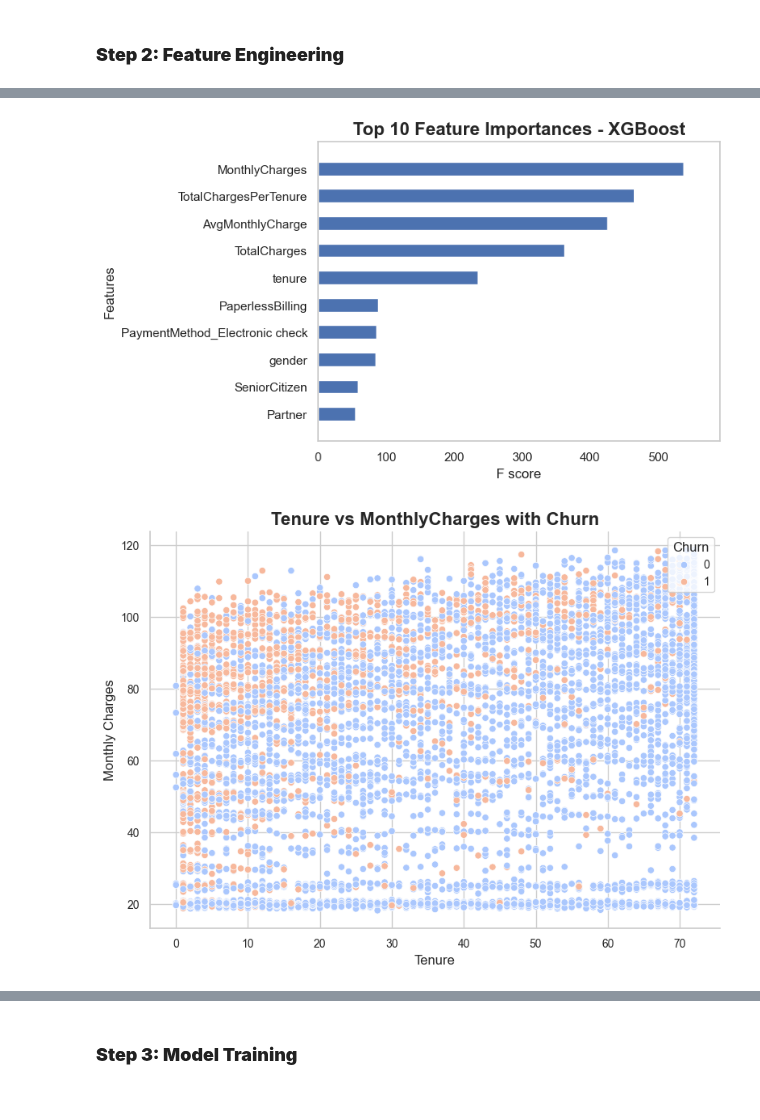
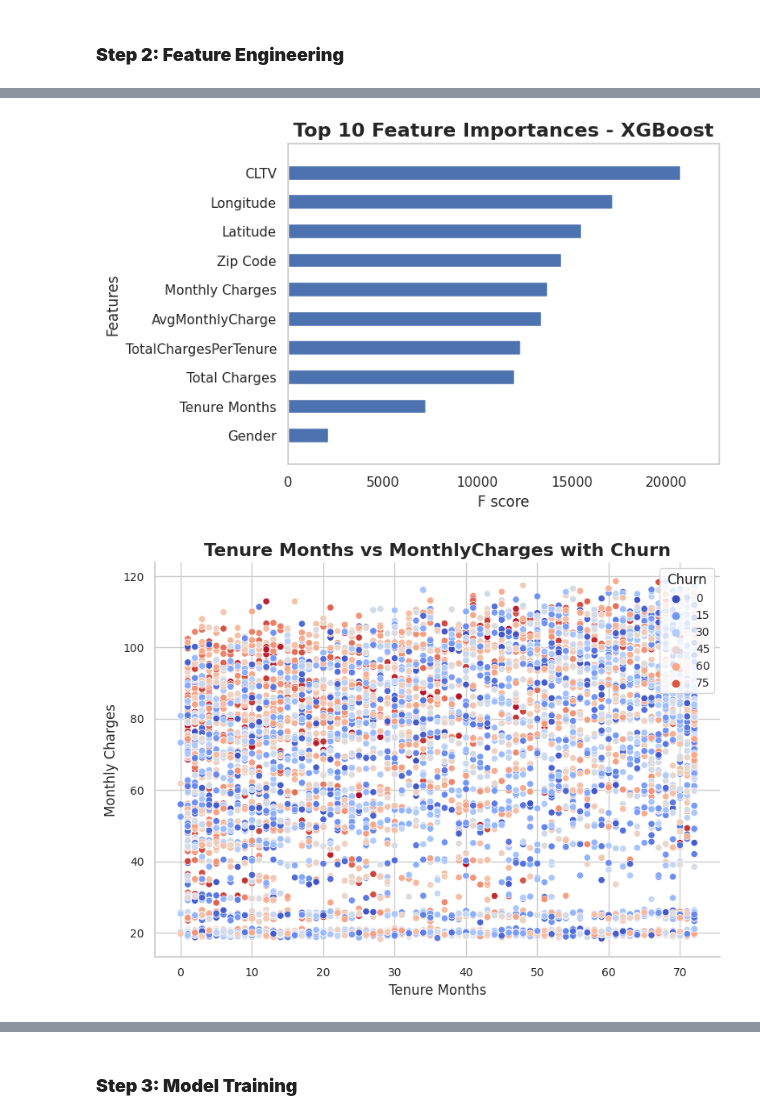
Before and after one commit to kingmolnar/DataScienceProgramming, a Jupyter notebook: 13-Case-Study/Customer_Churn_Prediction_Model.ipynb, the cells around one changed output, grey strips where cells are left out. Drawn from its saved outputs; the diff is of its cells as text; code cells hidden in the pictures.

Commit message:
chore: Update customer churn models

```diff
--- a/13-Case-Study/Customer_Churn_Prediction_Model.ipynb
+++ b/13-Case-Study/Customer_Churn_Prediction_Model.ipynb
@@ -149,10 +151,10 @@ plt.show()
 # %%
 # Distribution of Key Numerical Variables
-numerical_cols = ['tenure', 'MonthlyCharges', 'TotalCharges']
+numerical_cols = ['Tenure Months', 'Monthly Charges', 'Total Charges']
 
 for col in numerical_cols:
     plt.figure(figsize=(8, 4))
-    sns.histplot(df[col], bins=30, kde=True, palette="Set1")  # Changed data to df
+    sns.histplot(data=df, x=col, bins=30, kde=True, palette="Set1")  # Changed data to df
     plt.title(f'Distribution of {col}', fontsize=14, fontweight='bold')
     plt.xlabel(col, fontsize=12)
     plt.ylabel('Frequency', fontsize=12)
@@ -168,6 +169,6 @@ for col in numerical_cols:
 # %%
 # Distribution of Key Categorical Variables
-categorical_cols = ['gender', 'SeniorCitizen', 'Partner', 'PhoneService', 'MultipleLines', 'InternetService', 'Churn']
+categorical_cols = ['Gender', 'Senior Citizen', 'Partner', 'Phone Service', 'Multiple Lines', 'Internet Service', 'Churn Score']
 
 for col in categorical_cols:
     plt.figure(figsize=(8,4))
@@ -223,7 +218,7 @@ plt.show()
 data = data.drop(columns=['customerID'], errors='ignore')
 
 # 2. Encode binary categorical variables
-binary_columns = ['gender', 'Partner', 'Dependents', 'PhoneService', 'PaperlessBilling', 'Churn']
+binary_columns = ['Gender', 'Partner', 'Dependents', 'Phone Service', 'Paperless Billing', 'Churn Score']
 
 label_enc = LabelEncoder()
 for column in binary_columns:
@@ -244,23 +239,23 @@ else:
     # Apply one-hot encoding for existing columns
     data = pd.get_dummies(data, columns=existing_columns, drop_first=True)
 
-# 4. Convert 'MonthlyCharges', 'TotalCharges', and 'tenure' to numeric, coercing errors to NaN
-data['MonthlyCharges'] = pd.to_numeric(data['MonthlyCharges'], errors='coerce')
-data['TotalCharges'] = pd.to_numeric(data['TotalCharges'], errors='coerce')
-data['tenure'] = pd.to_numeric(data['tenure'], errors='coerce')
+# 4. Convert 'MonthlyCharges', 'Total Charges', and 'Tenure Months' to numeric, coercing errors to NaN
+data['Monthly Charges'] = pd.to_numeric(data['Monthly Charges'], errors='coerce')
+data['Total Charges'] = pd.to_numeric(data['Total Charges'], errors='coerce')
+data['Tenure Months'] = pd.to_numeric(data['Tenure Months'], errors='coerce')
 
-# Fill NaN values in 'TotalCharges' with 0 (or another strategy, e.g., mean or median)
-data['TotalCharges'] = data['TotalCharges'].fillna(0)
+# Fill NaN values in 'Total Charges' with 0 (or another strategy, e.g., mean or median)
+data['Total Charges'] = data['Total Charges'].fillna(0)
 
 # 5. Create new features
 # LongTermCustomer flag: customers with tenure > 12 months
-data['LongTermCustomer'] = (data['tenure'] > 12).astype(int)
+data['LongTermCustomer'] = (data['Tenure Months'] > 12).astype(int)
 
 # Average Monthly Charges
-data['AvgMonthlyCharge'] = data['MonthlyCharges'] / (data['tenure'] + 1)  # Prevent division by zero
+data['AvgMonthlyCharge'] = data['Monthly Charges'] / (data['Tenure Months'] + 1)  # Prevent division by zero
 
-# Total Charges per Tenure
-data['TotalChargesPerTenure'] = data['TotalCharges'] / (data['tenure'] + 1)
+# Total Charges per Tenure Months
+data['TotalChargesPerTenure'] = data['Total Charges'] / (data['Tenure Months'] + 1)
 
 # HasMultipleServices flag: If customer uses multiple services
 if all(col in data.columns for col in ['OnlineSecurity_Yes', 'OnlineBackup_Yes', 'DeviceProtection_Yes',
@@ -284,8 +279,8 @@ if data.isnull().sum().any():
     data = data.fillna(0)  # Handle NaN values by filling with 0 or an appropriate strategy
 
 # 8. Feature importance using RandomForestClassifier
-X = data.drop('Churn', axis=1)  # Features
-y = data['Churn']  # Target
+X = data.drop('Churn Score', axis=1)  # Features
+y = data['Churn Score']  # Target
 
 # Initialise and train a random forest model
 model = RandomForestClassifier(random_state=42)
@@ -319,3 +314,6 @@ PaperlessBilling                         0.021244
+# %%
+X_train = X
+y_train = y
 # %%
 # -------------------------- Feature Importance (Random Forest) --------------------------
 
@@ -342,32 +340,32 @@ plt.show()
 # %%
 # -------------------------- Feature Importance (XGBoost) --------------------------
 
 # Train an XGBoost Classifier
 xgb_model = xgb.XGBClassifier(use_label_encoder=False, eval_metric='logloss')
 xgb_model.fit(X_train, y_train)
 
 # Plot feature importances from XGBoost
 xgb.plot_importance(xgb_model, height=0.5, max_num_features=10, importance_type='weight', title="Feature Importance - XGBoost",
                     grid=False, show_values=False)
 plt.title('Top 10 Feature Importances - XGBoost', fontsize=16, fontweight='bold')
 plt.show()
 
 # -------------------------- Scatter Plot: Relationship between tenure and churn --------------------------
 
 plt.figure(figsize=(8,6))
-sns.scatterplot(x='tenure', y='MonthlyCharges', hue='Churn', data=data, palette='coolwarm')
-plt.title('Tenure vs MonthlyCharges with Churn', fontsize=16, fontweight='bold')
-plt.xlabel('Tenure', fontsize=12)
+sns.scatterplot(x='Tenure Months', y='Monthly Charges', hue='Churn Score', data=data, palette='coolwarm')
+plt.title('Tenure Months vs MonthlyCharges with Churn', fontsize=16, fontweight='bold')
+plt.xlabel('Tenure Months', fontsize=12)
 plt.ylabel('Monthly Charges', fontsize=12)
 plt.xticks(fontsize=10)
 plt.yticks(fontsize=10)
 plt.legend(title='Churn', loc='upper right', fontsize=10)
 plt.tight_layout()
 sns.despine()
 plt.show()
 # %% [output]
-[figure, old version]
+[figure, new version]
-[figure, old version]
+[figure, new version]
 # %%
 # -------------------------- Boxplot: Monthly Charges and Churn --------------------------
 
```
Also changed, not shown: parts of 22 cells of this notebook, 8 other files.
